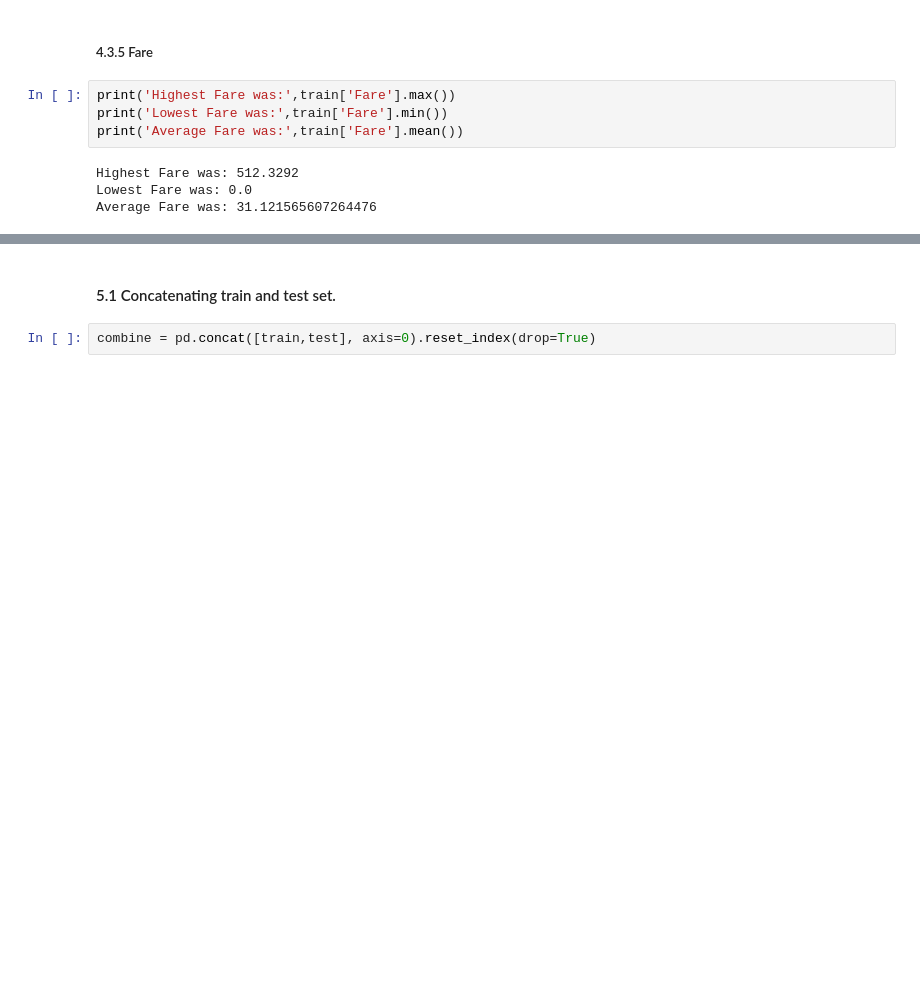
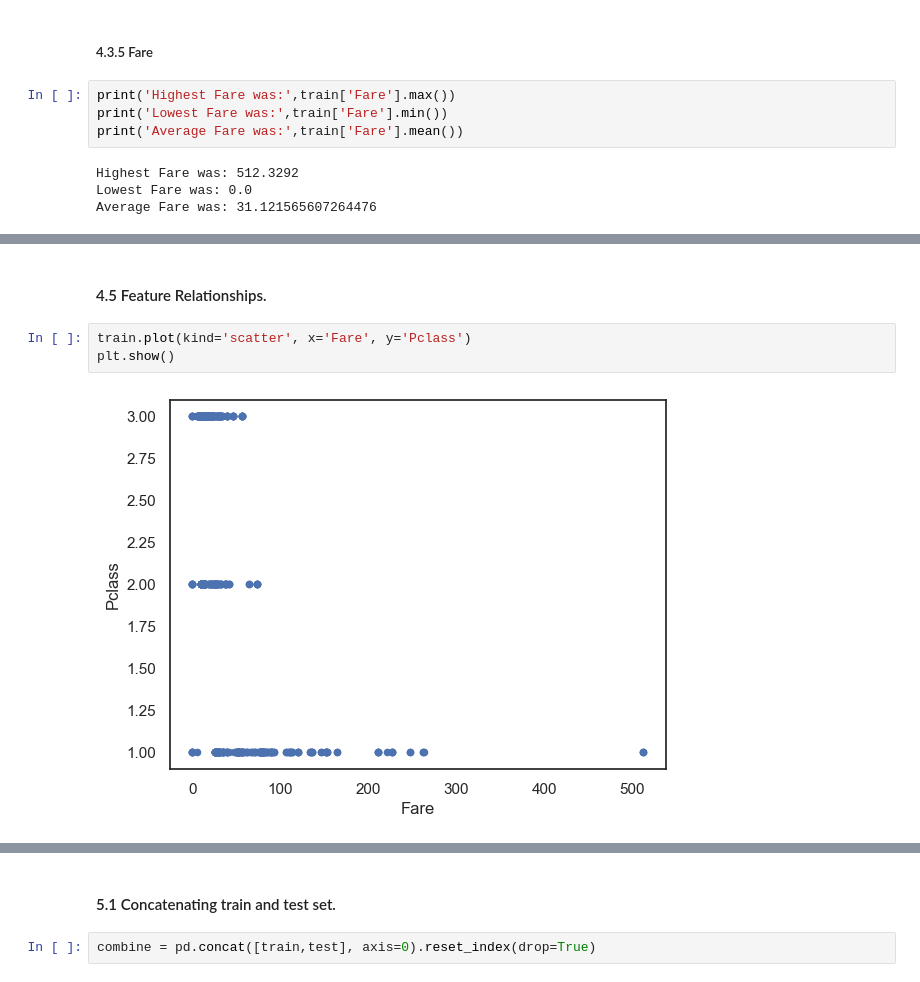
Before and after one commit to Fabiqula/Titanic_kaggle, a Jupyter notebook: main.ipynb, the cells around one changed output, grey strips where cells are left out. Drawn from its saved outputs; the diff is of its cells as text; blank space fills up the shorter version.

```diff
--- a/main.ipynb
+++ b/main.ipynb
@@ -604,0 +652,7 @@ plt.show()
+# %% [markdown]
+#### 4.5 Feature Relationships.
+# %%
+train.plot(kind='scatter', x='Fare', y='Pclass')
+plt.show()
+# %% [output]
+[figure, added]
```
Also changed, not shown: parts of 90 cells of this notebook.
